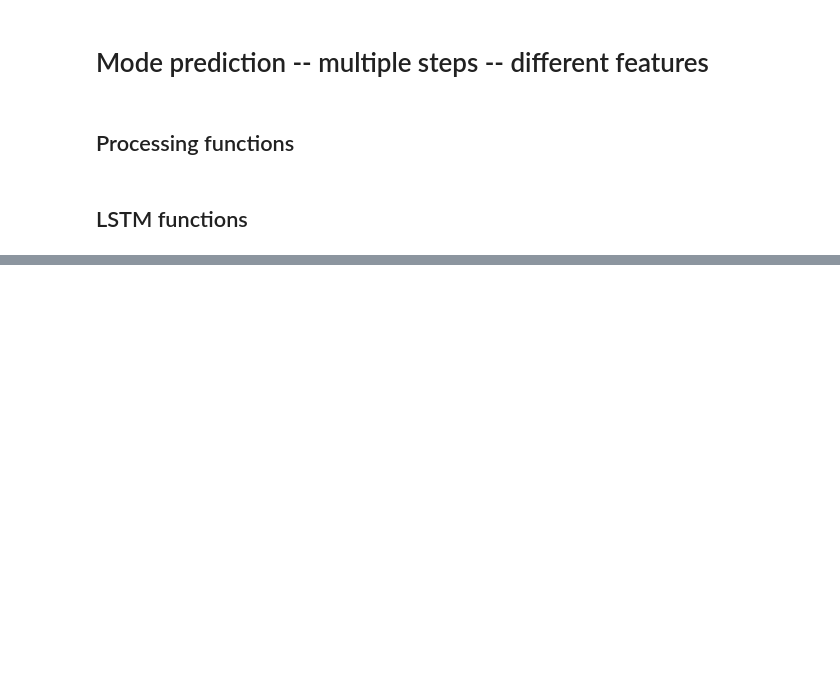
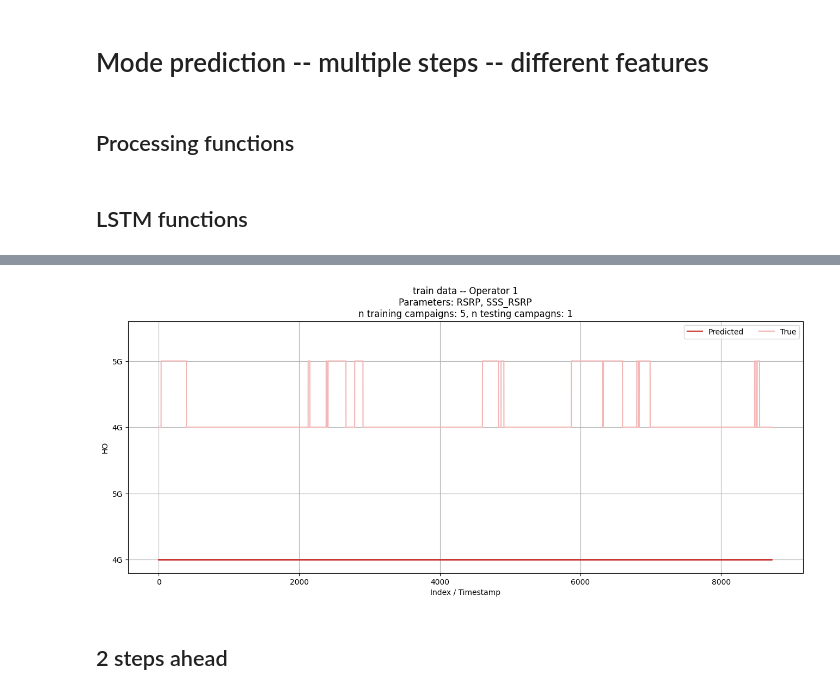
Before and after one commit to ihneskarbovik/master, a Jupyter notebook: test10_mode_pred.ipynb, the cells around one changed output, grey strips where cells are left out. Saved outputs shown, nothing was run; the diff lists cells and outputs as text; code cells hidden in the pictures; blank space fills up the shorter version.

```diff
--- a/test10_mode_pred.ipynb
+++ b/test10_mode_pred.ipynb
@@ -317,0 +324,6 @@ df_results
+# %%
+plot_mode(pred=train_pred, true=train_true, colors=mode_colors, operator=operator, test_train='train', comb=combination, campaigns=campaigns, test_campaigns=test_campaigns)
+# %% [output]
+[figure, added]
+# %% [markdown]
+## 2 steps ahead
```
Also changed, not shown: parts of 15 cells of this notebook, 1 other file.
